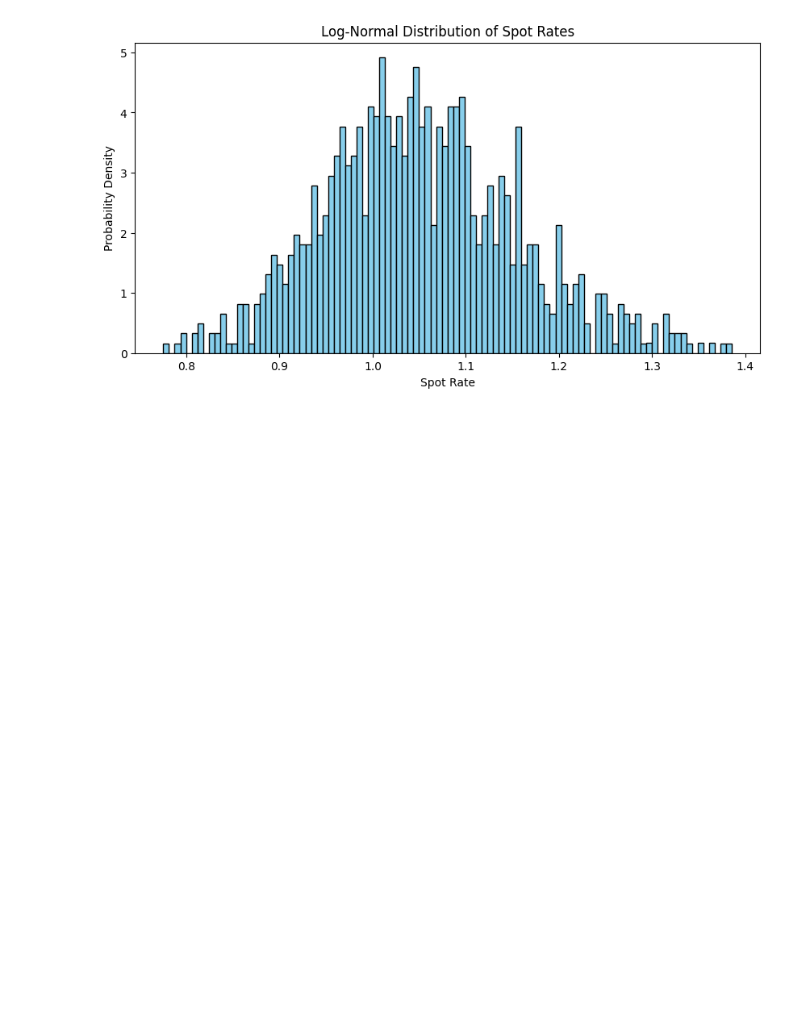
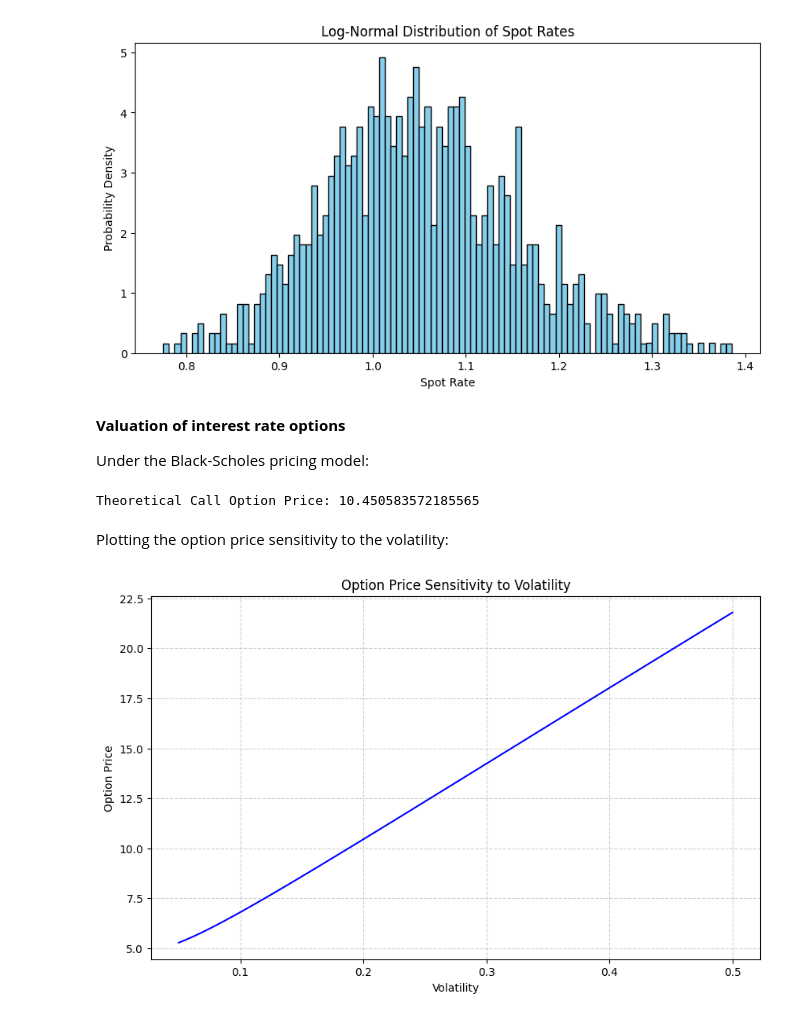
Before and after one commit to MathQuantLab/interest-rates-modelling, a Jupyter notebook: Lognormal_spot_rate_model/SG-Lognormal_spot_rate_model.ipynb, the cells around one changed output. Cells and saved outputs as stored; diff of their text form; code cells hidden in the pictures; blank space fills up the shorter version.

Commit message:
Valuation of interest rate options uder the Black-Scholes pricing model

```diff
--- a/Lognormal_spot_rate_model/SG-Lognormal_spot_rate_model.ipynb
+++ b/Lognormal_spot_rate_model/SG-Lognormal_spot_rate_model.ipynb
@@ -30,3 +30,45 @@ plt.ylabel('Probability Density')
 plt.show()
 # %% [output]
 [figure]
+# %% [markdown]
+**Valuation of interest rate options**
+
+Under the Black-Scholes pricing model:
+# %%
+#parameters of the option
+S = 100  # Current price of the underlying asset (spot price)
+K = 100  # Strike price of the option contract
+T = 1    # Time to expiration (in years)
+r = 0.05  # Current risk-free interest rate
+sigma = 0.2  # Volatility of the underlying asset's spot rate
+
+#functions for Black-Scholes option pricing model
+def d1(S, K, T, r, sigma):
+    return (np.log(S / K) + (r + 0.5 * sigma ** 2) * T) / (sigma * np.sqrt(T))
+
+def d2(S, K, T, r, sigma):
+    return (np.log(S / K) + (r - 0.5 * sigma ** 2) * T) / (sigma * np.sqrt(T))
+
+def call_option_price(S, K, T, r, sigma):
+    return S * norm.cdf(d1(S, K, T, r, sigma)) - K * np.exp(-r * T) * norm.cdf(d2(S, K, T, r, sigma))
+
+call_price = call_option_price(S, K, T, r, sigma)
+print("Theoretical Call Option Price:", call_price)
+# %% [output]
+Theoretical Call Option Price: 10.450583572185565
+# %% [markdown]
+Plotting the option price sensitivity to the volatility:
+# %%
+# Plot option price sensitivity to changes in volatility
+volatility_range = np.linspace(0.05, 0.5, 100)
+option_prices = [call_option_price(S, K, T, r, vol) for vol in volatility_range]
+
+plt.figure(figsize=(10, 5))
+plt.plot(volatility_range, option_prices, color='blue')
+plt.title('Option Price Sensitivity to Volatility')
+plt.xlabel('Volatility')
+plt.ylabel('Option Price')
+plt.grid(True, linestyle='--', alpha=0.6)
+plt.show()
+# %% [output]
+[figure, added]
```
Also changed, not shown: parts of 1 cell of this notebook.
